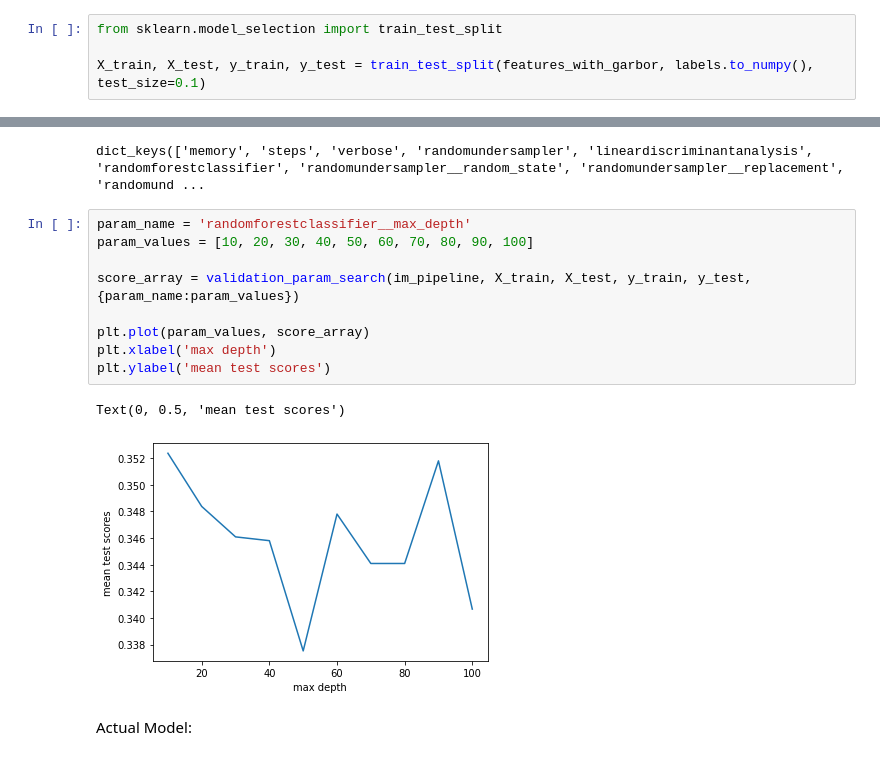
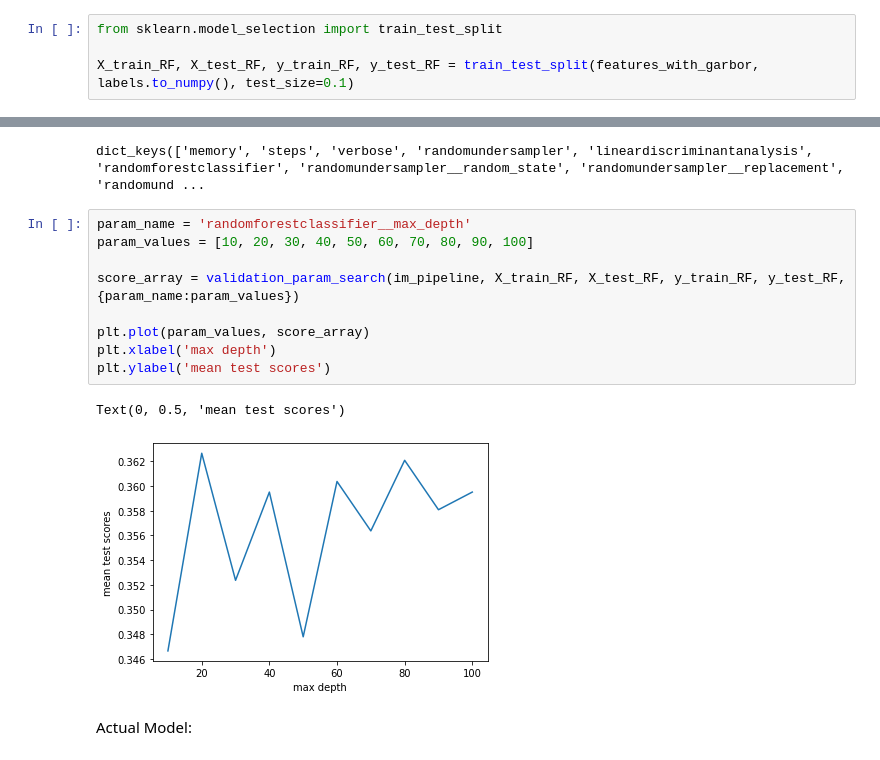
Before and after one commit to limweiliang/weed-classifier, a Jupyter notebook: deepweedsfe.ipynb, the cells around one changed output, grey strips where cells are left out. Drawn from its saved outputs; the diff is of its cells as text.

```diff
--- a/deepweedsfe.ipynb
+++ b/deepweedsfe.ipynb
@@ -212,7 +212,7 @@ Text(0.5, 33.0, 'Predicted')
 # %%
 from sklearn.model_selection import train_test_split
 
-X_train, X_test, y_train, y_test = train_test_split(features_with_garbor, labels.to_numpy(), test_size=0.1)
+X_train_RF, X_test_RF, y_train_RF, y_test_RF = train_test_split(features_with_garbor, labels.to_numpy(), test_size=0.1)
 # %%
 from imblearn.pipeline import Pipeline, make_pipeline
 from imblearn.under_sampling import RandomUnderSampler
@@ -231,15 +231,15 @@ dict_keys(['memory', 'steps', 'verbose', 'randomundersampler', 'lineardiscrimina
 # %%
 param_name = 'randomforestclassifier__max_depth'
 param_values = [10, 20, 30, 40, 50, 60, 70, 80, 90, 100]
 
-score_array = validation_param_search(im_pipeline, X_train, X_test, y_train, y_test, {param_name:param_values})
+score_array = validation_param_search(im_pipeline, X_train_RF, X_test_RF, y_train_RF, y_test_RF, {param_name:param_values})
 
 plt.plot(param_values, score_array)
 plt.xlabel('max depth')
 plt.ylabel('mean test scores')
 # %% [output]
 Text(0, 0.5, 'mean test scores')
-[figure, old version]
+[figure, new version]
 # %% [markdown]
 Actual Model:
 # %%
```
Also changed, not shown: parts of 21 cells of this notebook.
